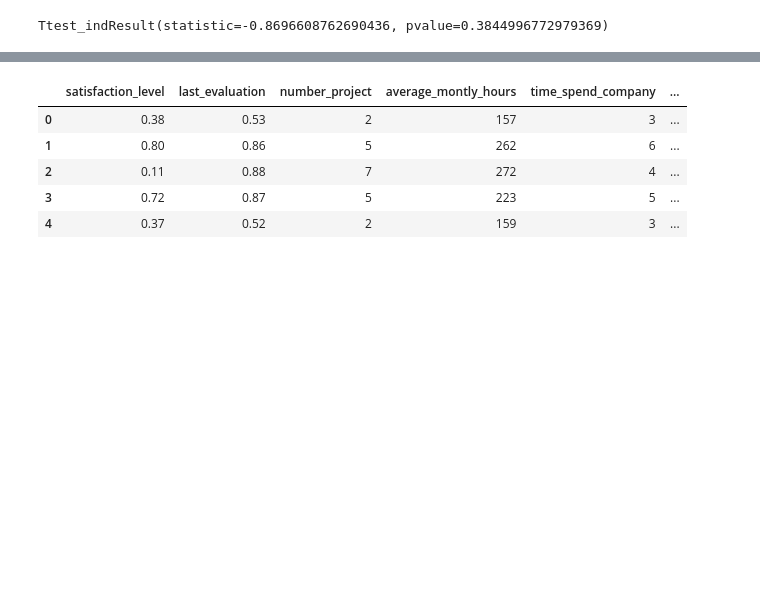
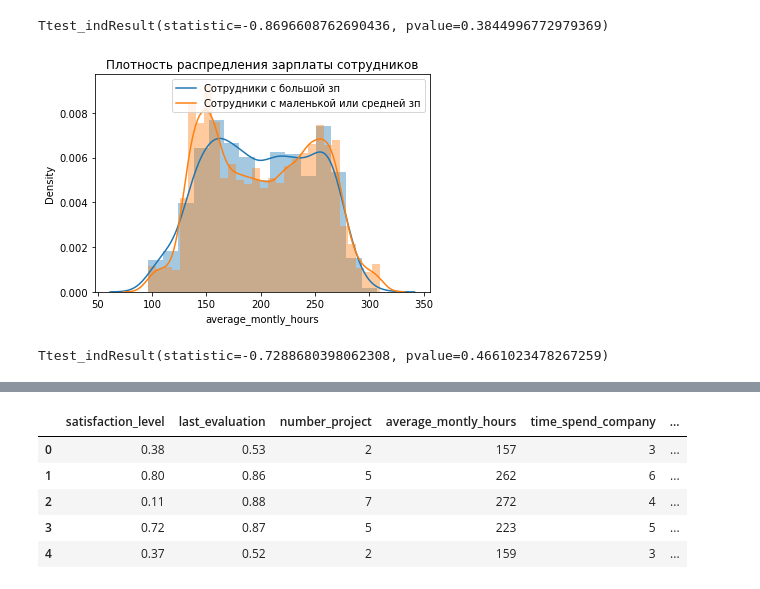
Before and after one commit to ArtemBaron/baron_vergeles, a Jupyter notebook: netology_final.ipynb, the cells around one changed output, grey strips where cells are left out. Cells and saved outputs as stored; diff of their text form; code cells hidden in the pictures; blank space fills up the shorter version.

```diff
--- a/netology_final.ipynb
+++ b/netology_final.ipynb
@@ -179,2 +182,19 @@ stats.ttest_ind(high_salary_hours,low_salary_hours)
 # %% [output]
 Ttest_indResult(statistic=-0.8696608762690436, pvalue=0.3844996772979369)
+# %%
+sns.distplot(high_salary_hours)
+sns.distplot(low_salary_hours)
+plt.title('Плотность распредления зарплаты сотрудников')
+plt.legend(['Сотрудники с большой зп', 'Сотрудники с маленькой или средней зп'])
+plt.show()
+# %% [output]
+[figure, added]
+# %%
+high_salary_hours=hr[hr['salary']=='high']['average_montly_hours']
+low_salary_hours=hr[hr['salary']=='low']['average_montly_hours']
+from scipy import stats
+stats.ttest_ind(high_salary_hours,low_salary_hours)
+#p-value is 0.4 > significance level 5% (0.05), so null hypothesis, that people with higher salary works as much as people with low salary - is not rejected
+#Итог: уровень ЗП не влияет на то, сколько работают сотрудники
+# %% [output]
+Ttest_indResult(statistic=-0.7288680398062308, pvalue=0.4661023478267259)
```
Also changed, not shown: parts of 10 cells of this notebook.
